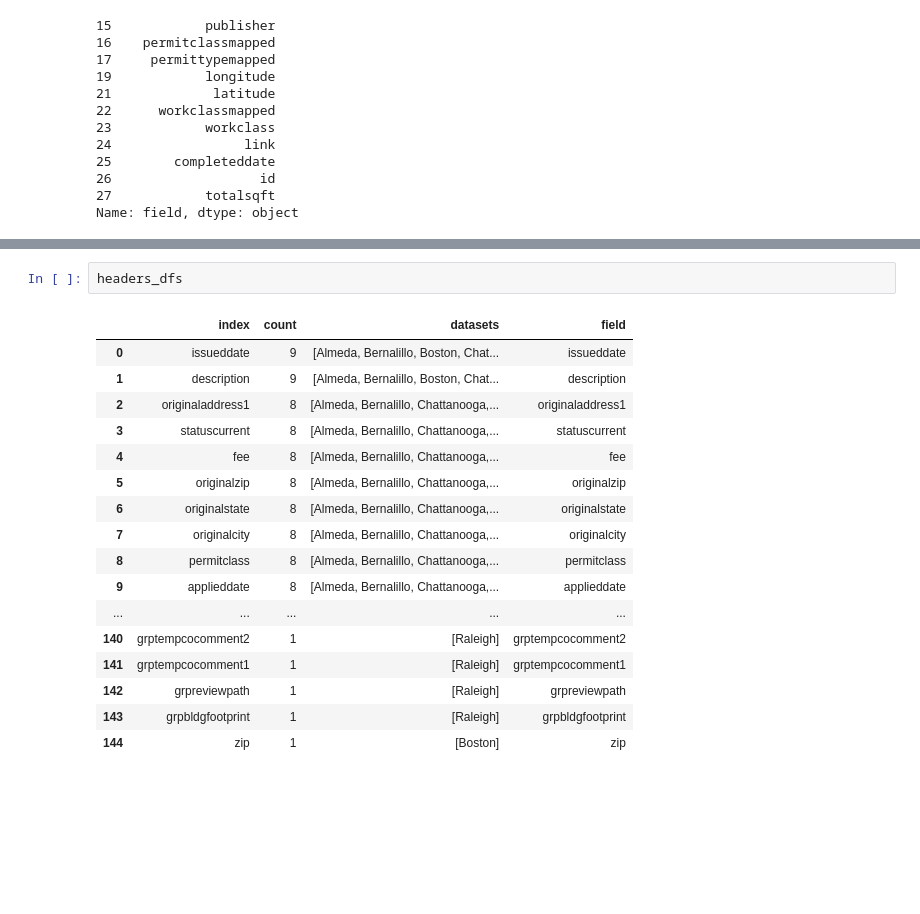
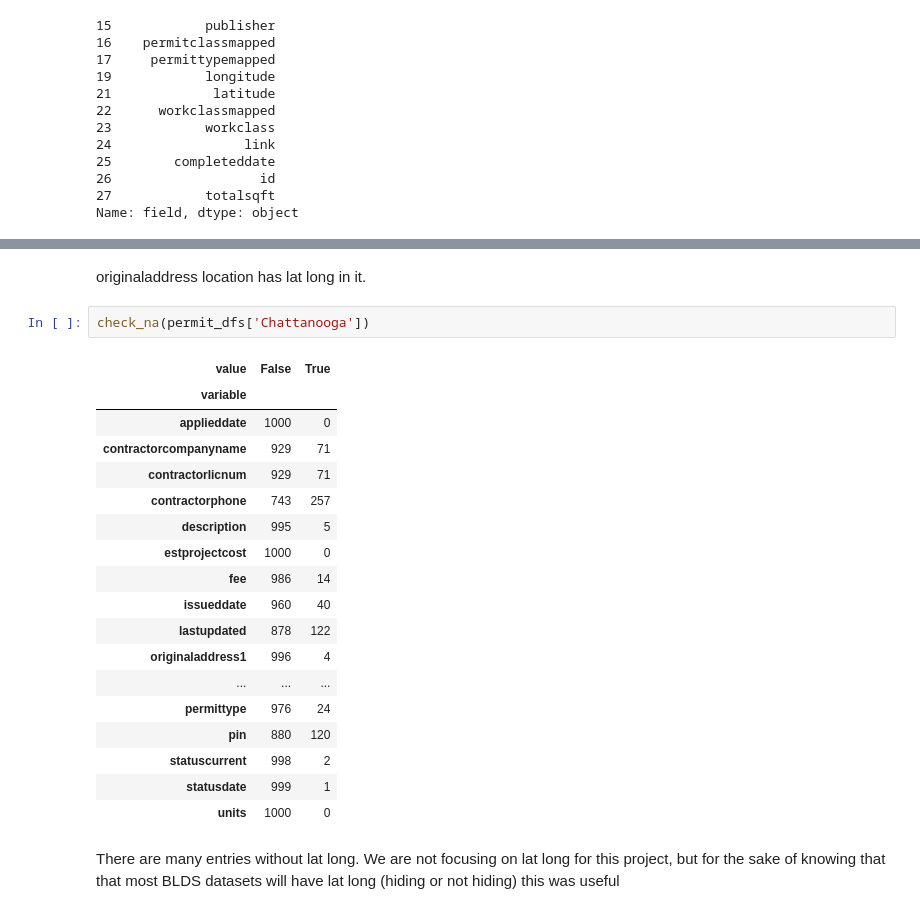
Before and after one commit to sunlightpolicy/open_data_standards_project, a Jupyter notebook: procurement.ipynb, the cells around one changed output, grey strips where cells are left out. Drawn from its saved outputs; the diff is of its cells as text; blank space fills up the shorter version.

```diff
--- a/procurement.ipynb
+++ b/procurement.ipynb
@@ -328,20 +305,25 @@ headers_g6
-# %%
-headers_dfs
-# %% [output]
-|  | index | count | datasets | field |
-| 0 | issueddate | 9 | [Almeda, Bernalillo, Boston, Chat... | issueddate |
-| 1 | description | 9 | [Almeda, Bernalillo, Boston, Chat... | description |
-| 2 | originaladdress1 | 8 | [Almeda, Bernalillo, Chattanooga,... | originaladdress1 |
-| 3 | statuscurrent | 8 | [Almeda, Bernalillo, Chattanooga,... | statuscurrent |
-| 4 | fee | 8 | [Almeda, Bernalillo, Chattanooga,... | fee |
-| 5 | originalzip | 8 | [Almeda, Bernalillo, Chattanooga,... | originalzip |
-| 6 | originalstate | 8 | [Almeda, Bernalillo, Chattanooga,... | originalstate |
-| 7 | originalcity | 8 | [Almeda, Bernalillo, Chattanooga,... | originalcity |
-| 8 | permitclass | 8 | [Almeda, Bernalillo, Chattanooga,... | permitclass |
-| 9 | applieddate | 8 | [Almeda, Bernalillo, Chattanooga,... | applieddate |
-| ... | ... | ... | ... | ... |
-| 140 | grptempcocomment2 | 1 | [Raleigh] | grptempcocomment2 |
-| 141 | grptempcocomment1 | 1 | [Raleigh] | grptempcocomment1 |
-| 142 | grpreviewpath | 1 | [Raleigh] | grpreviewpath |
-| 143 | grpbldgfootprint | 1 | [Raleigh] | grpbldgfootprint |
-| 144 | zip | 1 | [Boston] | zip |
+# %% [markdown]
+originaladdress location has lat long in it.
+# %%
+check_na(permit_dfs['Chattanooga'])
+# %% [output]
+| value | False | True |
+| variable |  |  |
+| applieddate | 1000 | 0 |
+| contractorcompanyname | 929 | 71 |
+| contractorlicnum | 929 | 71 |
+| contractorphone | 743 | 257 |
+| description | 995 | 5 |
+| estprojectcost | 1000 | 0 |
+| fee | 986 | 14 |
+| issueddate | 960 | 40 |
+| lastupdated | 878 | 122 |
+| originaladdress1 | 996 | 4 |
+| ... | ... | ... |
+| permittype | 976 | 24 |
+| pin | 880 | 120 |
+| statuscurrent | 998 | 2 |
+| statusdate | 999 | 1 |
+| units | 1000 | 0 |
+# %% [markdown]
+There are many entries without lat long.  We are not focusing on lat long for this project, but for the sake of knowing that that most BLDS datasets will have lat long (hiding or not hiding) this was useful
```
Also changed, not shown: parts of 3 cells of this notebook.
